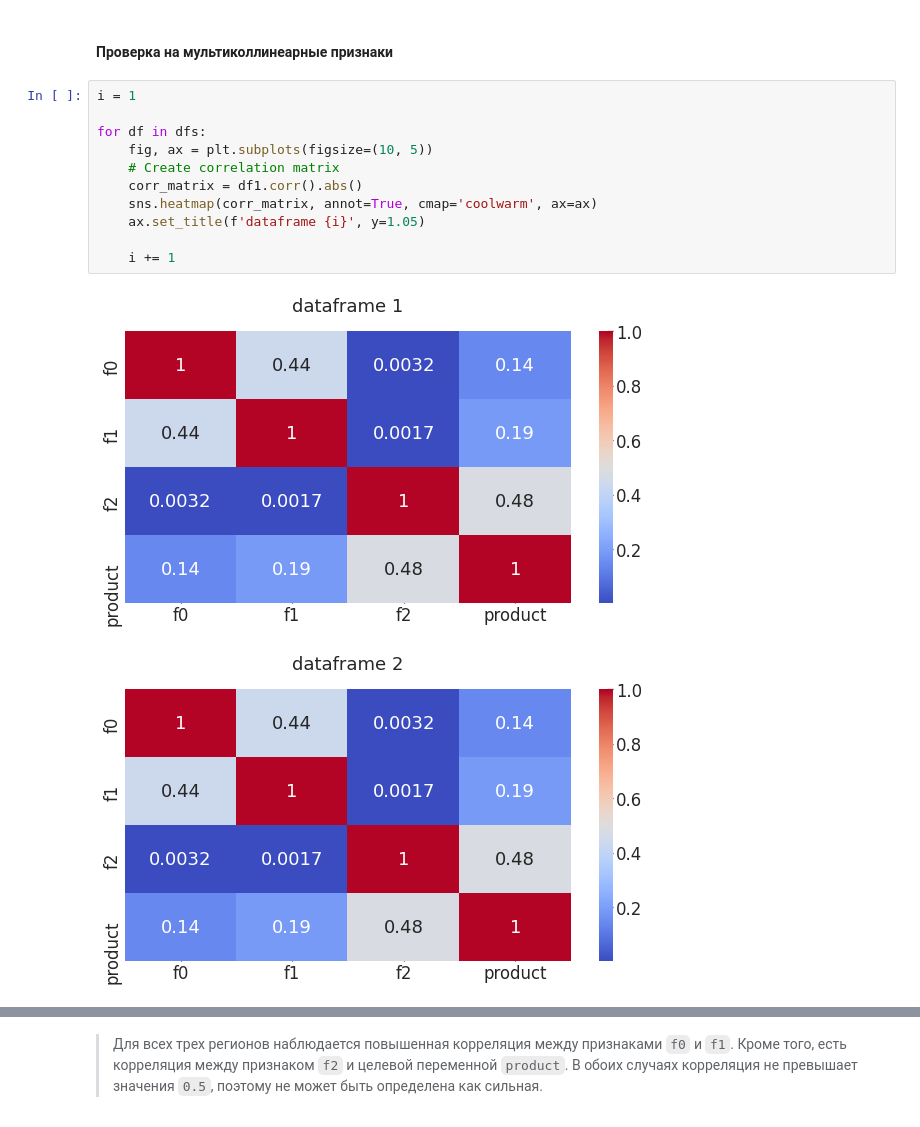
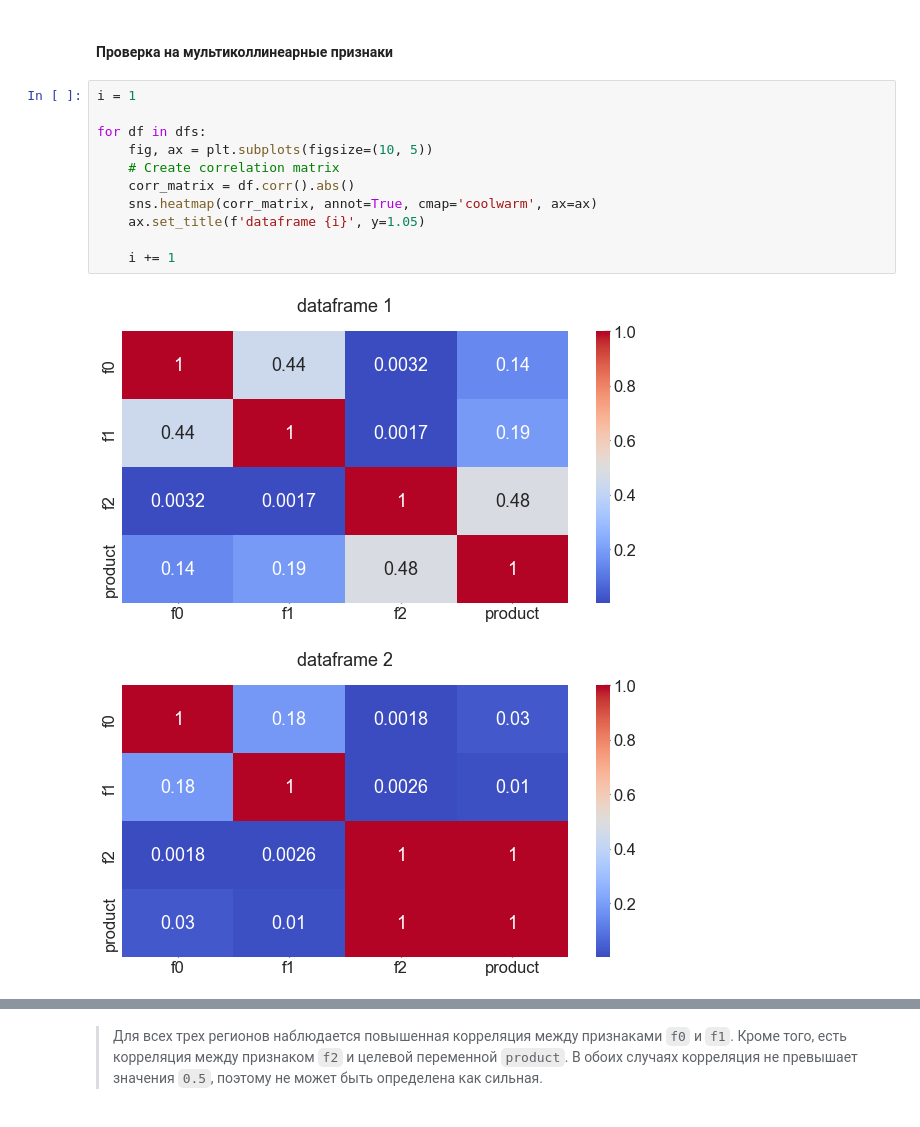
Before and after one commit to mbelveder/praktikum, a Jupyter notebook: 8_petrol/petrol_reply_1.ipynb, the cells around one changed output, grey strips where cells are left out. Drawn from its saved outputs; the diff is of its cells as text.

```diff
--- a/8_petrol/petrol_reply_1.ipynb
+++ b/8_petrol/petrol_reply_1.ipynb
@@ -184,14 +184,14 @@ dataframe 3
 # %%
 i = 1
 
 for df in dfs:
     fig, ax = plt.subplots(figsize=(10, 5))
     # Create correlation matrix
-    corr_matrix = df1.corr().abs()
+    corr_matrix = df.corr().abs()
     sns.heatmap(corr_matrix, annot=True, cmap='coolwarm', ax=ax)
     ax.set_title(f'dataframe {i}', y=1.05)
 
     i += 1
 # %% [output]
-[figure, old version]
+[figure, new version]
-[figure, old version]
+[figure, new version]
```
Also changed, not shown: parts of 2 cells of this notebook, 5 other files.
